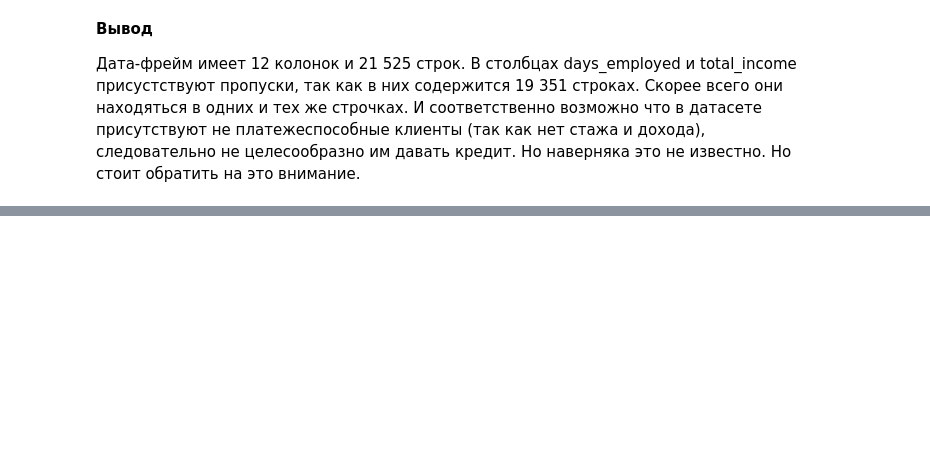
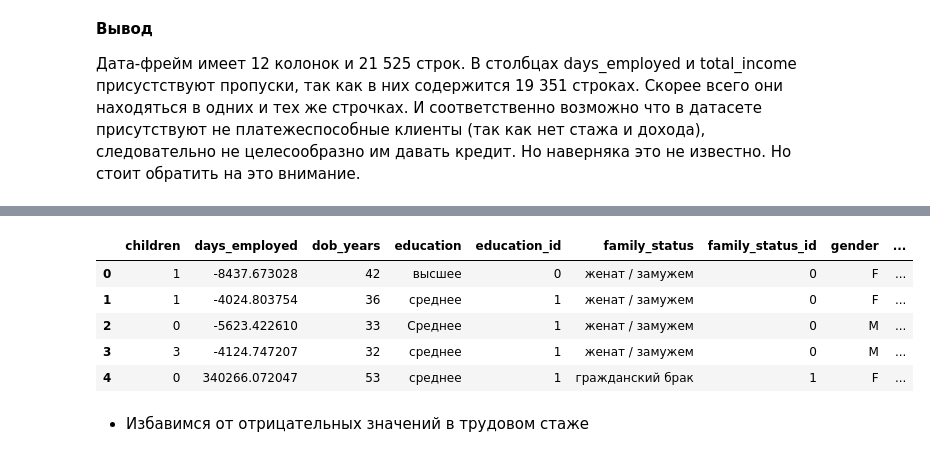
Before and after one commit to Mezhnun89/Creditworthiness_Analysis, a Jupyter notebook: lesson2.ipynb, the cells around one changed output, grey strips where cells are left out. Drawn from its saved outputs; the diff is of its cells as text; code cells hidden in the pictures; blank space fills up the shorter version.

```diff
--- a/lesson2.ipynb
+++ b/lesson2.ipynb
@@ -38,0 +75,3 @@ memory usage: 2.0+ MB
+# %%
+medians_total_income = df.groupby('income_type')['total_income'].median().round()
+medians_total_income
@@ -38,0 +93,6 @@ memory usage: 2.0+ MB
+# %%
+df.loc[(df['total_income'].isnull()) & (df['income_type'] == 'сотрудник'), 'total_income'] = medians_total_income[6]
+df.loc[(df['total_income'].isnull()) & (df['income_type'] == 'компаньон'), 'total_income'] = medians_total_income[3]
+df.loc[(df['total_income'].isnull()) & (df['income_type'] == 'пенсионер'), 'total_income'] = medians_total_income[4]
+df.loc[(df['total_income'].isnull()) & (df['income_type'] == 'госслужащий'), 'total_income'] = medians_total_income[2]
+df.loc[(df['total_income'].isnull()) & (df['income_type'] == 'предприниматель'), 'total_income'] = medians_total_income[5]
@@ -38,0 +115,3 @@ memory usage: 2.0+ MB
+# %%
+age_medians = df.groupby('income_type')['dob_years'].median()
+age_medians
@@ -38,0 +131,5 @@ memory usage: 2.0+ MB
+# %%
+df.loc[(df['dob_years'] == 0) & (df['income_type'] == 'сотрудник'), 'dob_years'] = age_medians[6]
+df.loc[(df['dob_years'] == 0) & (df['income_type'] == 'пенсионер'), 'dob_years'] = age_medians[4]
+df.loc[(df['dob_years'] == 0) & (df['income_type'] == 'компаньон'), 'dob_years'] = age_medians[3]
+df.loc[(df['dob_years'] == 0) & (df['income_type'] == 'госслужащий'), 'dob_years'] = age_medians[2]
@@ -38,0 +162,11 @@ memory usage: 2.0+ MB
+# %%
+df.head()
+# %% [output]
+|  | children | days_employed | dob_years | education | education_id | family_status | family_status_id | gender | ... |
+| 0 | 1 | -8437.673028 | 42 | высшее | 0 | женат / замужем | 0 | F | ... |
+| 1 | 1 | -4024.803754 | 36 | среднее | 1 | женат / замужем | 0 | F | ... |
+| 2 | 0 | -5623.422610 | 33 | Среднее | 1 | женат / замужем | 0 | M | ... |
+| 3 | 3 | -4124.747207 | 32 | среднее | 1 | женат / замужем | 0 | M | ... |
+| 4 | 0 | 340266.072047 | 53 | среднее | 1 | гражданский брак | 1 | F | ... |
+# %% [markdown]
+- Избавимся от отрицательных значений в трудовом стаже
```
Also changed, not shown: parts of 108 cells of this notebook.
